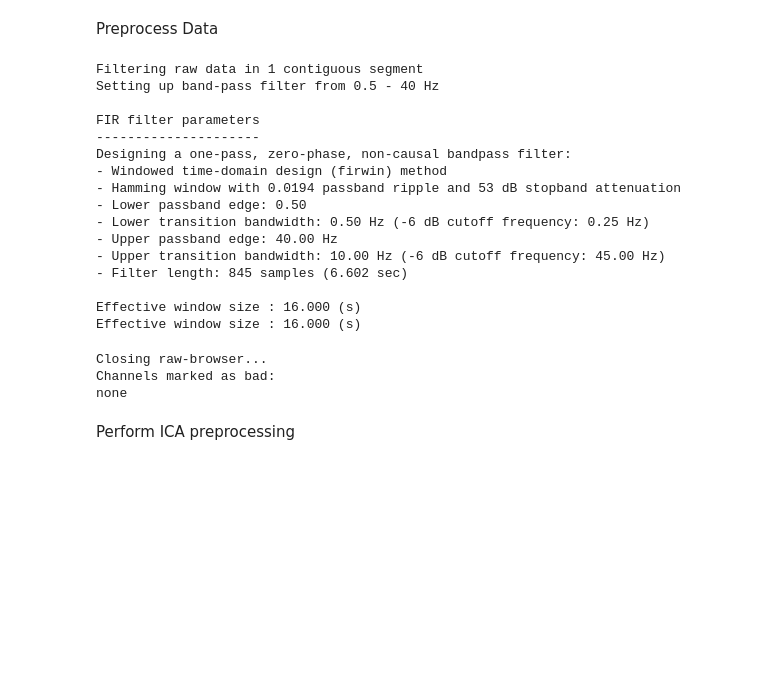
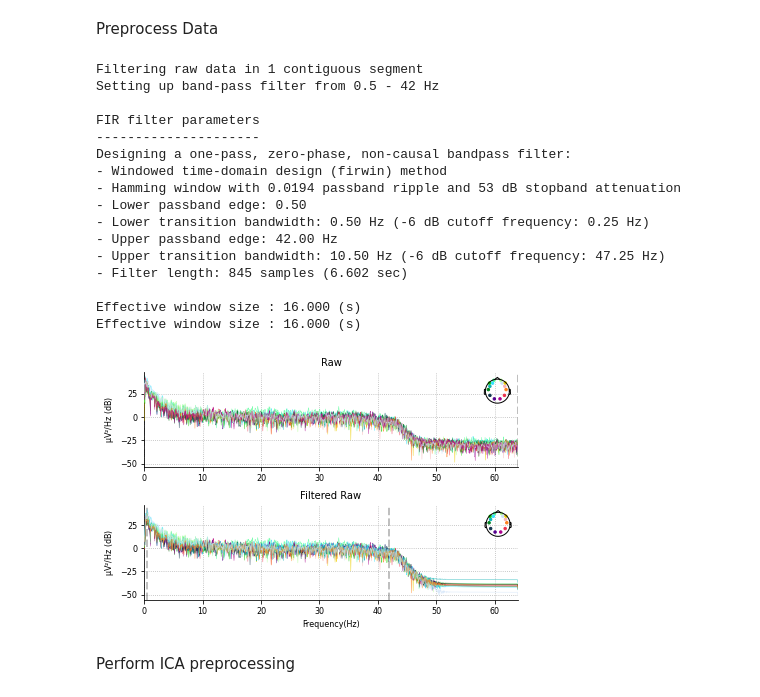
Before and after one commit to JoshSchrock/EEG-Game, a Jupyter notebook: EEG to Network.ipynb, the cells around one changed output. Drawn from its saved outputs; the diff is of its cells as text; code cells hidden in the pictures; blank space fills up the shorter version.

```diff
--- a/EEG to Network.ipynb
+++ b/EEG to Network.ipynb
@@ -83,37 +87,35 @@ Opening raw-browser...
 Preprocess Data
 # %%
 filtered_raw = raw.copy().filter(
-    0.5, 40, l_trans_bandwidth='auto', h_trans_bandwidth='auto',
+    0.5, 42, l_trans_bandwidth='auto', h_trans_bandwidth='auto',
     filter_length='auto', phase='zero', fir_window='hamming',
     fir_design='firwin')
 fig, ax = plt.subplots(2)
 raw.plot_psd(ax=ax[0], show=False)
 filtered_raw.plot_psd(ax=ax[1], show=False)
 ax[0].set_title('Raw')
 ax[1].set_title('Filtered Raw')
 ax[1].set_xlabel('Frequency(Hz)')
 fig.set_tight_layout(True)
 plt.show()
 # %% [output]
 Filtering raw data in 1 contiguous segment
-Setting up band-pass filter from 0.5 - 40 Hz
+Setting up band-pass filter from 0.5 - 42 Hz
 
 FIR filter parameters
 ---------------------
 Designing a one-pass, zero-phase, non-causal bandpass filter:
 - Windowed time-domain design (firwin) method
 - Hamming window with 0.0194 passband ripple and 53 dB stopband attenuation
 - Lower passband edge: 0.50
 - Lower transition bandwidth: 0.50 Hz (-6 dB cutoff frequency: 0.25 Hz)
-- Upper passband edge: 40.00 Hz
-- Upper transition bandwidth: 10.00 Hz (-6 dB cutoff frequency: 45.00 Hz)
+- Upper passband edge: 42.00 Hz
+- Upper transition bandwidth: 10.50 Hz (-6 dB cutoff frequency: 47.25 Hz)
 - Filter length: 845 samples (6.602 sec)
 
 Effective window size : 16.000 (s)
 Effective window size : 16.000 (s)
-Closing raw-browser...
-Channels marked as bad:
-none
+[figure, added]
 # %% [markdown]
 Perform ICA preprocessing
 # %%
```
Also changed, not shown: parts of 30 cells of this notebook.
